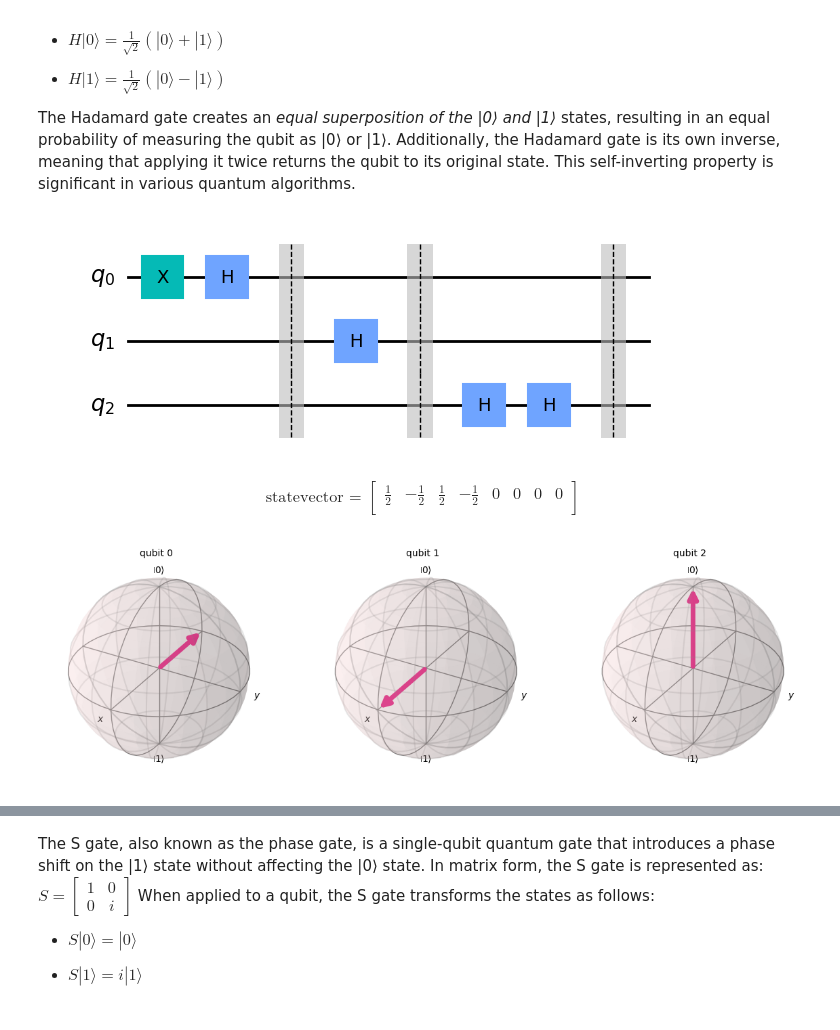
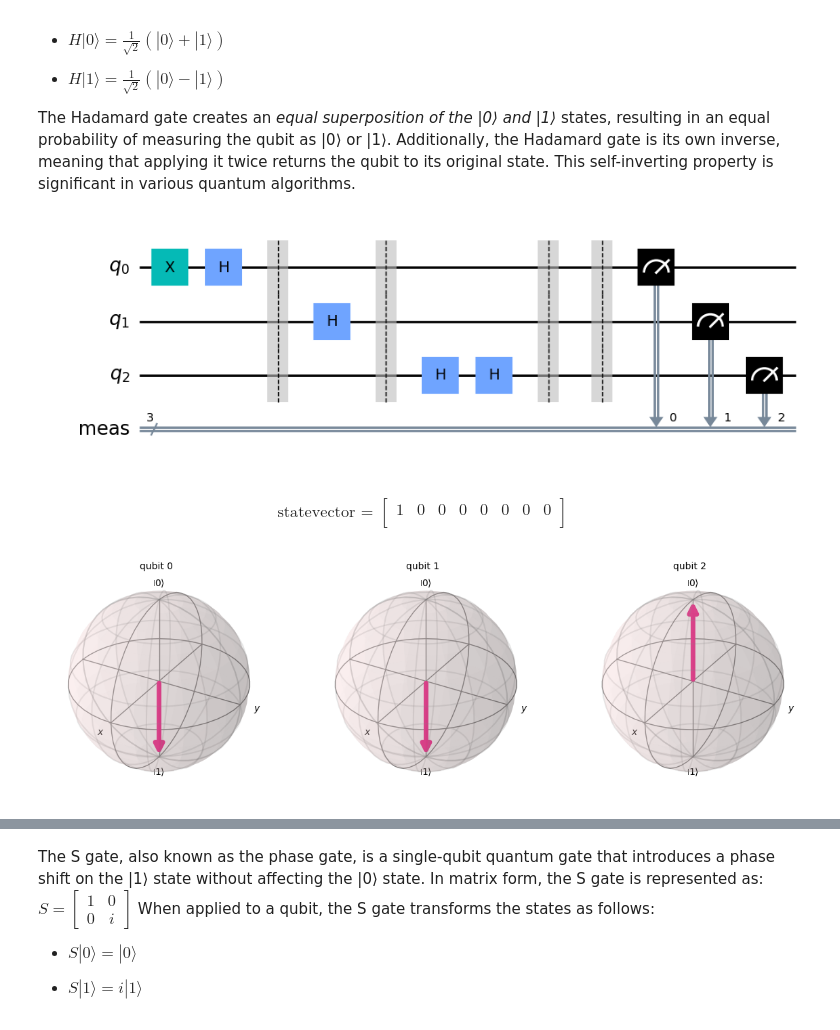
Before and after one commit to TheAmirHK/QuantumComputation, a Jupyter notebook: One_Qubit_gates.ipynb, the cells around one changed output, grey strips where cells are left out. Cells and saved outputs as stored; diff of their text form; code cells hidden in the pictures.

```diff
--- a/One_Qubit_gates.ipynb
+++ b/One_Qubit_gates.ipynb
@@ -94,30 +108,31 @@ The Hadamard gate creates an *equal superposition of the |0⟩ and |1⟩* states
 # %%
 circuit = QuantumCircuit(3)
 
 circuit.x(0)
 circuit.h(0)
 circuit.barrier()
 
 circuit.h(1)
 circuit.barrier()
 
 circuit.h(2)
 circuit.h(2)
 circuit.barrier()
 
+circuit.measure_all()
 circuit.draw(output='mpl')
 # %% [output]
-[figure, old version]
+[figure, new version]
 # %%
 state_vector(circuit)
 # %% [output]
 $$
 \text{statevector = }
 \begin{bmatrix}
-\frac{1}{2} & - \frac{1}{2} & \frac{1}{2} & - \frac{1}{2} & 0 & 0 & 0 & 0  \\
+1 & 0 & 0 & 0 & 0 & 0 & 0 & 0  \\
  \end{bmatrix}
 $$
 # %%
 plot_bloch(circuit)
 # %% [output]
-[figure, old version]
+[figure, new version]
```
Also changed, not shown: parts of 14 cells of this notebook.
